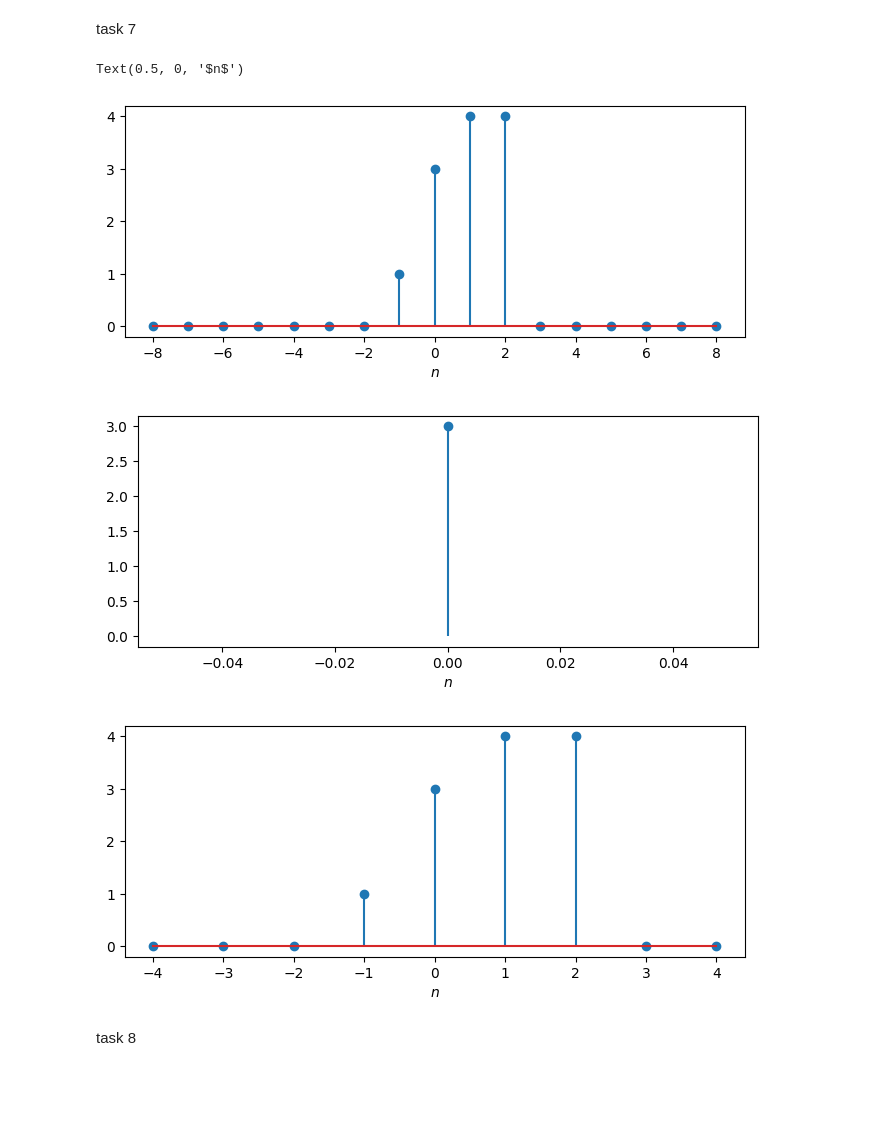
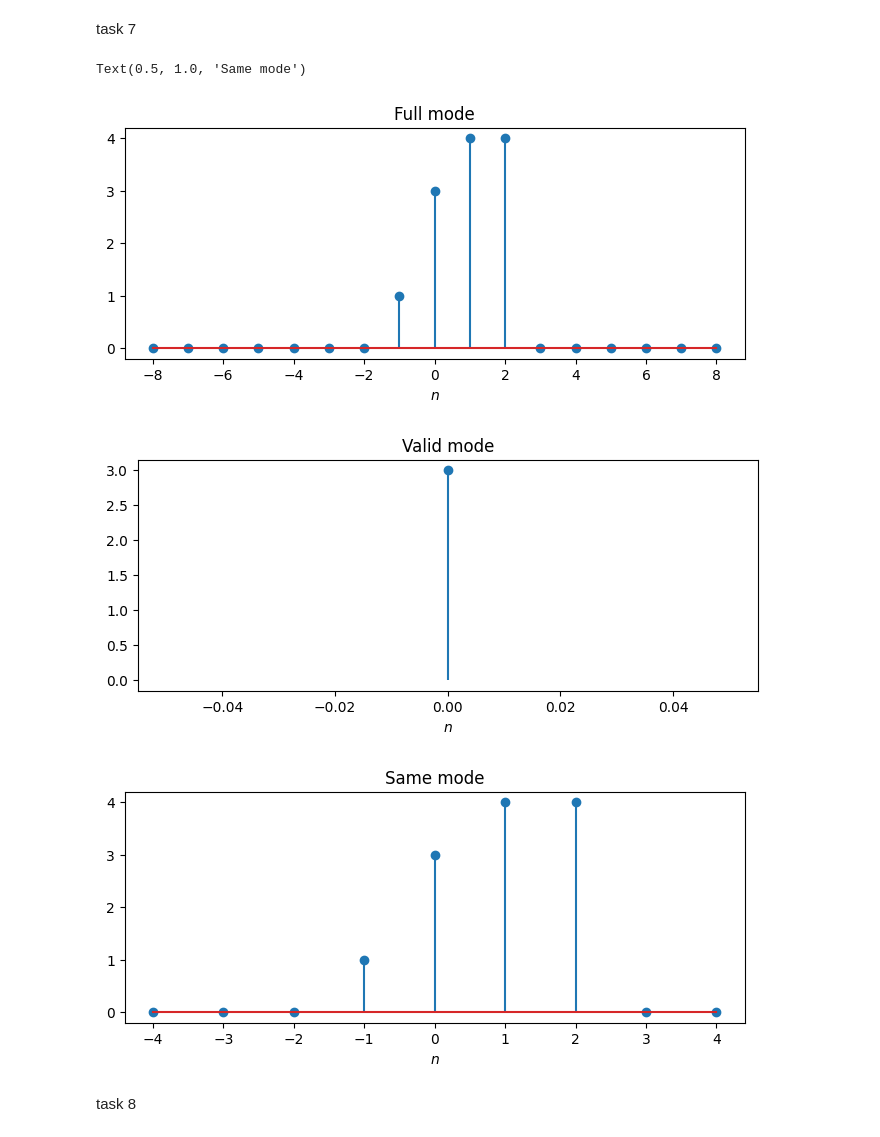
Before and after one commit to KaveeshwaraBandara/EN1094_Laboratory_Practice, a Jupyter notebook: Signal/workshop3.ipynb, the cells around one changed output. Drawn from its saved outputs; the diff is of its cells as text; code cells hidden in the pictures; blank space fills up the shorter version.

```diff
--- a/Signal/workshop3.ipynb
+++ b/Signal/workshop3.ipynb
@@ -150,31 +150,34 @@ y[16] = x[8:9]*h[0:1] = 0.0
 # %% [markdown]
 task 7
 # %%
-yFull = signal.convolve(x, h, mode='full')
-yValid = signal.convolve(x, h, mode='valid')
-ySame = signal.convolve(x, h, mode='same')
+yFull = signal.convolve(x, h, mode='full') # full mode means that the output is the full discrete linear convolution of the inputs
+yValid = signal.convolve(x, h, mode='valid') # valid mode means that the output consists only of elements that do not rely on zero-padding
+ySame = signal.convolve(x, h, mode='same') # same mode means that the output is the same size as x
 
 # Full
 n = np.arange(-8, 9, 1)
 plt.figure(figsize=(8,3))
 plt.stem(n, yFull)
 plt.xlabel(r'$n$')
+plt.title('Full mode')
 
 # Valid
 plt.figure(figsize=(8,3))
 plt.stem(yValid)
 plt.xlabel(r'$n$')
+plt.title('Valid mode')
 
 # Same
 n = np.arange(-4, 5, 1)
 plt.figure(figsize=(8,3))
 plt.stem(n, ySame)
 plt.xlabel(r'$n$')
+plt.title('Same mode')
 # %% [output]
-Text(0.5, 0, '$n$')
+Text(0.5, 1.0, 'Same mode')
-[figure, old version]
+[figure, new version]
-[figure, old version]
+[figure, new version]
-[figure, old version]
+[figure, new version]
 # %% [markdown]
 task 8
 # %%
```
Also changed, not shown: parts of 7 cells of this notebook, 2 other files.
